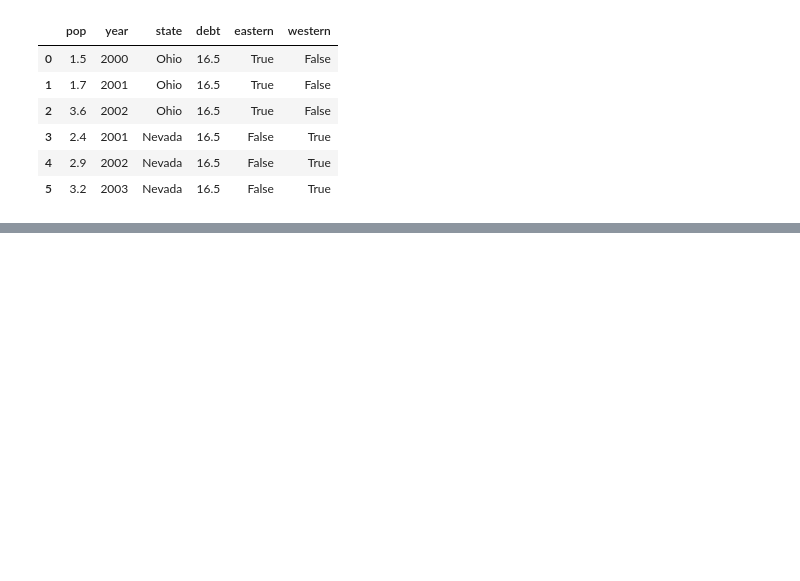
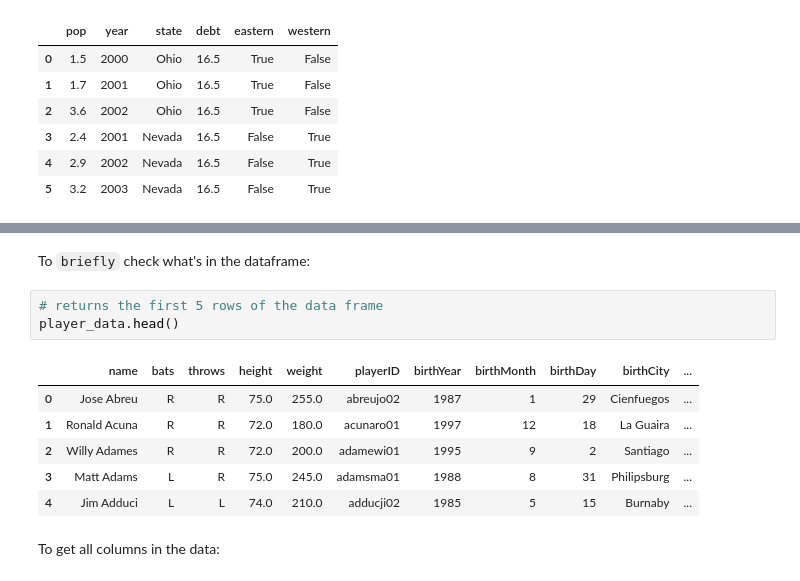
Before and after one commit to dowonh9599/everything-python, a Jupyter notebook: 06-pandas/01-introduction.ipynb, the cells around one changed output, grey strips where cells are left out. Drawn from its saved outputs; the diff is of its cells as text; blank space fills up the shorter version.

```diff
--- a/06-pandas/01-introduction.ipynb
+++ b/06-pandas/01-introduction.ipynb
@@ -478,0 +504,14 @@ df
+# %% [markdown]
+To `briefly` check what's in the dataframe:
+# %%
+# returns the first 5 rows of the data frame
+player_data.head()
+# %% [output]
+|  | name | bats | throws | height | weight | playerID | birthYear | birthMonth | birthDay | birthCity | ... |
+| 0 | Jose Abreu | R | R | 75.0 | 255.0 | abreujo02 | 1987 | 1 | 29 | Cienfuegos | ... |
+| 1 | Ronald Acuna | R | R | 72.0 | 180.0 | acunaro01 | 1997 | 12 | 18 | La Guaira | ... |
+| 2 | Willy Adames | R | R | 72.0 | 200.0 | adamewi01 | 1995 | 9 | 2 | Santiago | ... |
+| 3 | Matt Adams | L | R | 75.0 | 245.0 | adamsma01 | 1988 | 8 | 31 | Philipsburg | ... |
+| 4 | Jim Adduci | L | L | 74.0 | 210.0 | adducji02 | 1985 | 5 | 15 | Burnaby | ... |
+# %% [markdown]
+To get all columns in the data:
```
Also changed, not shown: parts of 18 cells of this notebook.
